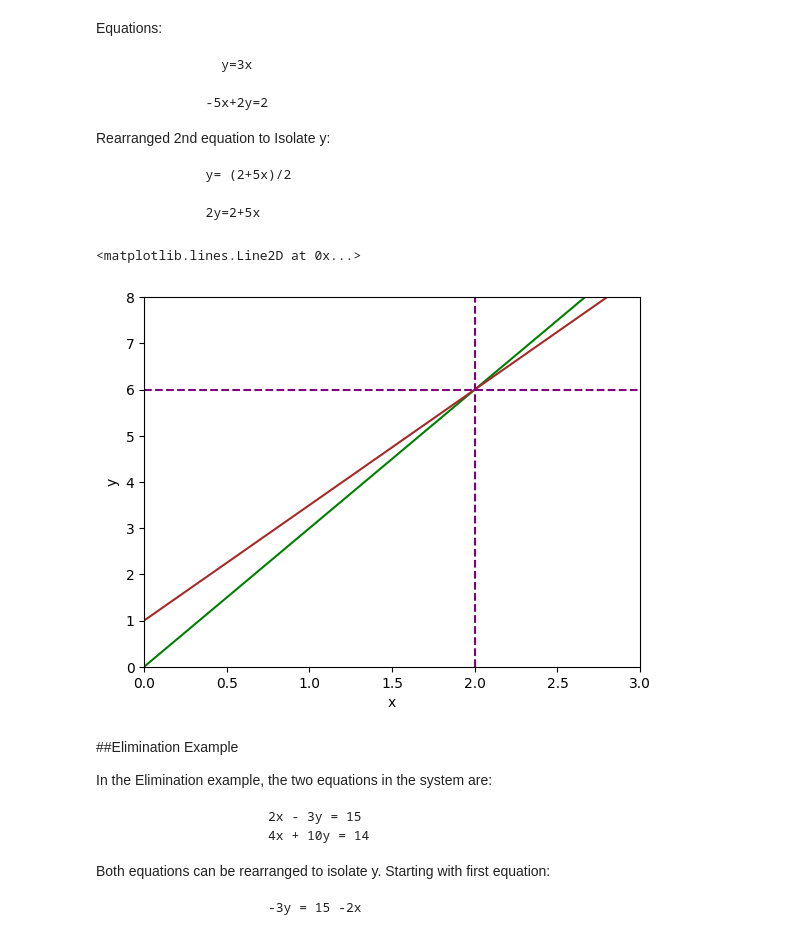
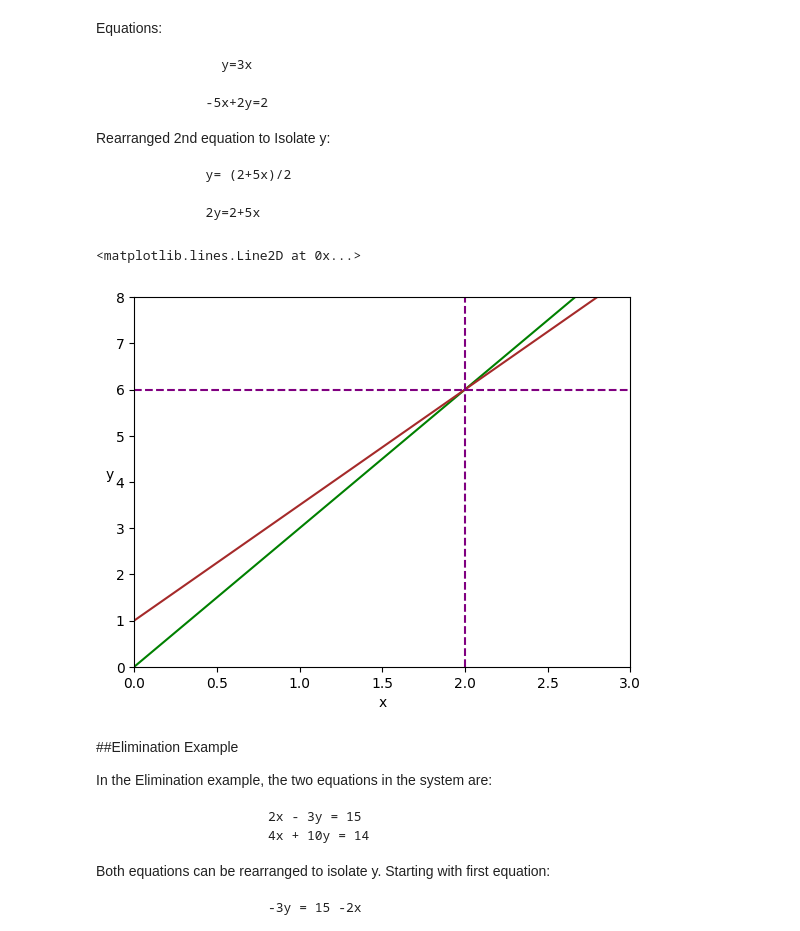
Before and after one commit to AhmadMujtaba200210/ML-mathematics-fundamental, a Jupyter notebook: Visualisation_of_Linear_Systems.ipynb, the cells around one changed output. Saved outputs shown, nothing was run; the diff lists cells and outputs as text; code cells hidden in the pictures.

```diff
--- a/Visualisation_of_Linear_Systems.ipynb
+++ b/Visualisation_of_Linear_Systems.ipynb
@@ -27,16 +27,16 @@ y2=1+(5*x)/2
 # %%
 fig, ax = plt.subplots()
 plt.xlabel('x')
-plt.ylabel('y')
+plt.ylabel('y',rotation=0)
 ax.set_xlim([0,3])
 ax.set_ylim([0,8])
 ax.plot(x,y1,c="green")
 ax.plot(x,y2,c="brown")
 plt.axvline(x=2,color="purple",linestyle="--")
 plt.axhline(y=6,color="purple",linestyle="--")
 # %% [output]
 <matplotlib.lines.Line2D at 0x...>
-[figure, old version]
+[figure, new version]
 # %% [markdown]
 ##Elimination Example
 
```
Also changed, not shown: parts of 2 cells of this notebook.
